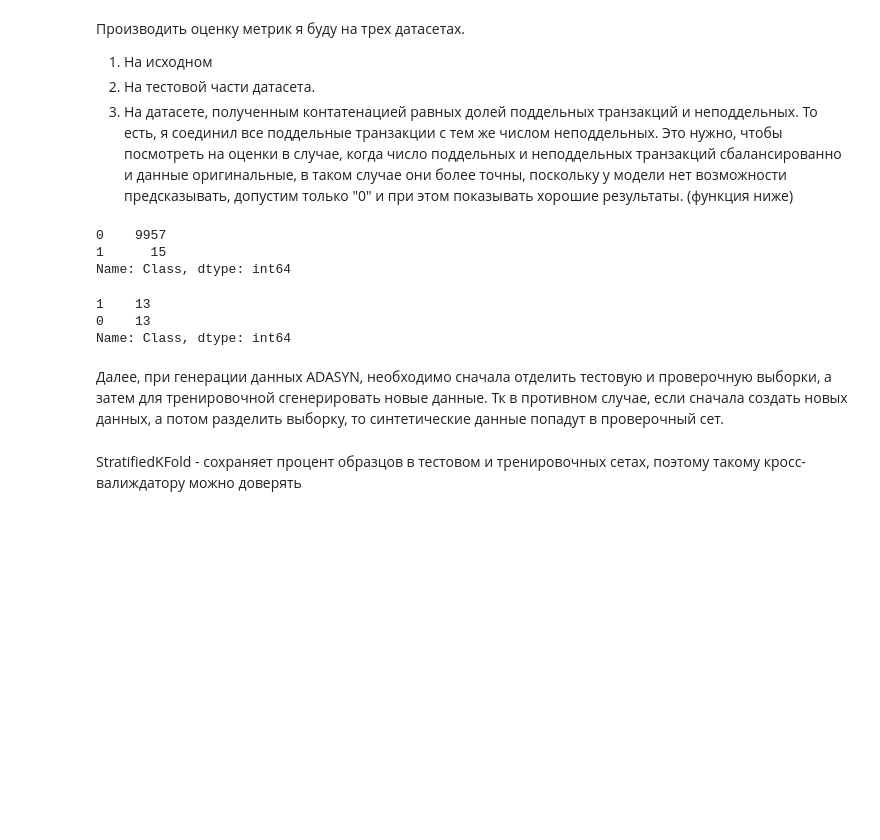
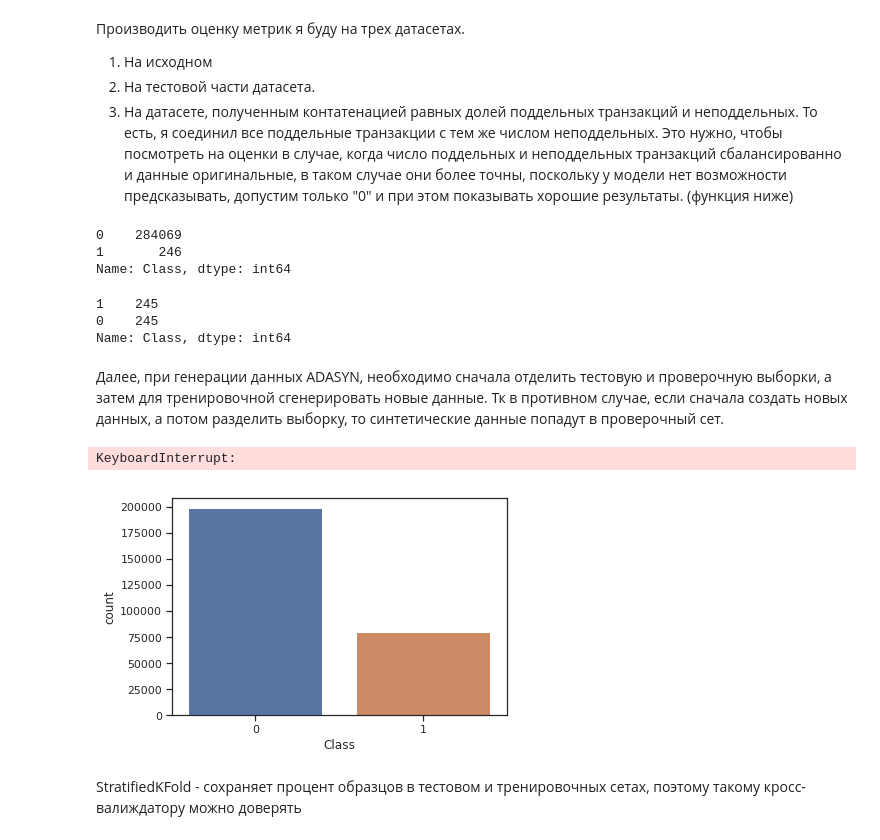
Before and after one commit to Ilyua/bizone, a Jupyter notebook: Bi.zone.ipynb, the cells around one changed output. Drawn from its saved outputs; the diff is of its cells as text; code cells hidden in the pictures; blank space fills up the shorter version.

```diff
--- a/Bi.zone.ipynb
+++ b/Bi.zone.ipynb
@@ -105,7 +105,7 @@ df.head()
    Площадь, ограниченная ROC-кривой и осью доли ложных положительных классификаций.
    Эта метрика позволяет судить о качестве бинарной классификации и в совокупности с Recall score должна дать нам наглядное представление о работе классификатора.
 # %%
-df = df.sample(n=10000,random_state = r_state)
+# df = df.sample(n=50000,random_state = r_state)
 # %% [markdown]
 С помощью этой функции будем выводить информацию обо всех метриках для данной выборки и классификатора:
 # %% [markdown]
@@ -146,7 +146,7 @@ def create_balanced_data_from_initial(data):
 # %%
 # Применение алгоритма ADASYN
 def create_balanced_data_adasyn(x,y):
-    sm = ADASYN(random_state=12, ratio = 'minority')
+    sm = ADASYN(random_state=12, ratio = 0.4)
     X,Y = sm.fit_sample(x, y)
     X = pd.DataFrame(X,columns = ['V1', 'V2', 'V3', 'V4', 'V5', 'V6', 'V7', 'V8', 'V9', 'V10',
        'V11', 'V12', 'V13', 'V14', 'V15', 'V16', 'V17', 'V18', 'V19', 'V20',
@@ -176,14 +176,14 @@ X_original_unb,y_original_unb,X_original_b,y_original_b = create_balanced_data_f
 # %%
 y_original_unb.value_counts()
 # %% [output]
-0    9957
-1      15
+0    284069
+1       246
 Name: Class, dtype: int64
 # %%
 y_original_b.value_counts()
 # %% [output]
-1    13
-0    13
+1    245
+0    245
 Name: Class, dtype: int64
 # %%
 # Разделим на тестовую и тренировочную
@@ -193,7 +193,10 @@ X_train, X_test, y_train, y_test = train_test_split(X_original_unb,y_original_un
 # %%
 X_train_adasyn, y_train_adasyn = create_balanced_data_adasyn(X_train, y_train)
 # %%
-# sns.countplot(y_train_adasyn['Class']);y_train_adasyn['Class'].value_counts()
+sns.countplot(y_train_adasyn['Class']);y_train_adasyn['Class'].value_counts()
+# %% [output]
+KeyboardInterrupt:
+[figure, added]
 # %% [markdown]
 StratifiedKFold - сохраняет процент образцов в тестовом и тренировочных сетах, поэтому такому кросс-валиждатору можно доверять
 # %% [markdown]
```
Also changed, not shown: parts of 12 cells of this notebook.
